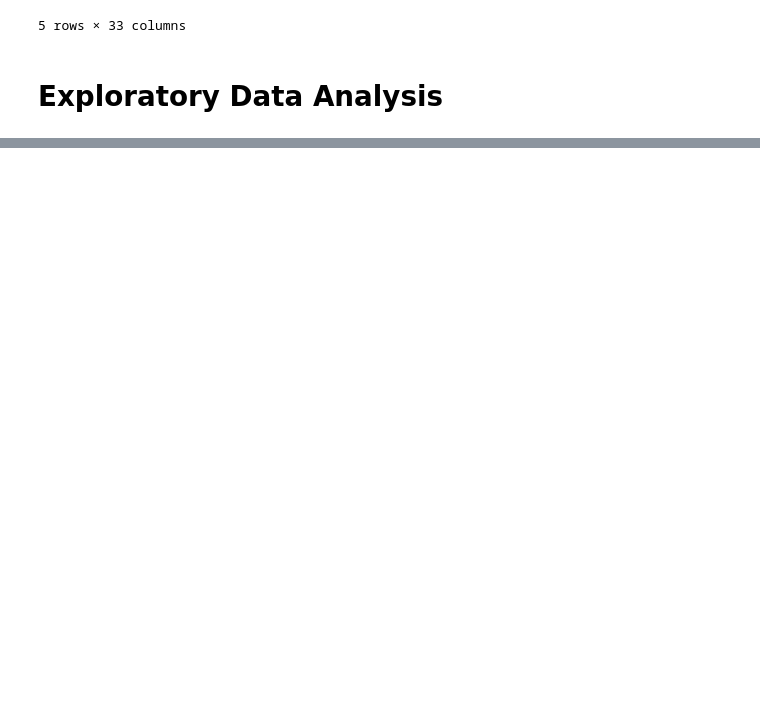
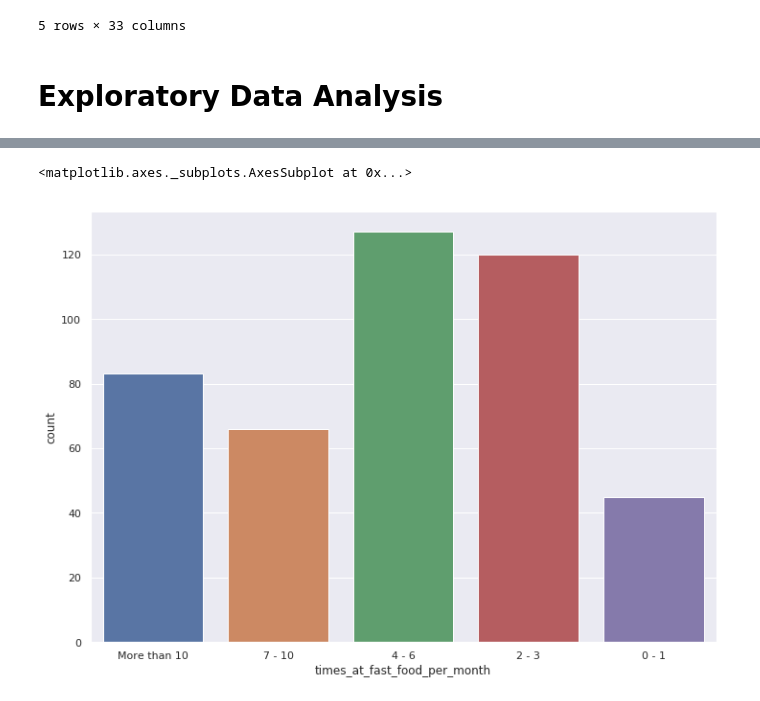
Before and after one commit to mmuoDev/ng_fast_food_eda, a Jupyter notebook: fast_food_eda.ipynb, the cells around one changed output, grey strips where cells are left out. Saved outputs shown, nothing was run; the diff lists cells and outputs as text; code cells hidden in the pictures; blank space fills up the shorter version.

```diff
--- a/fast_food_eda.ipynb
+++ b/fast_food_eda.ipynb
@@ -556,0 +594,6 @@ data.head()
+# %%
+#no of times people visit the fast food
+sns.countplot(data['times_at_fast_food_per_month'])
+# %% [output]
+<matplotlib.axes._subplots.AxesSubplot at 0x...>
+[figure, added]
```
Also changed, not shown: parts of 31 cells of this notebook.
